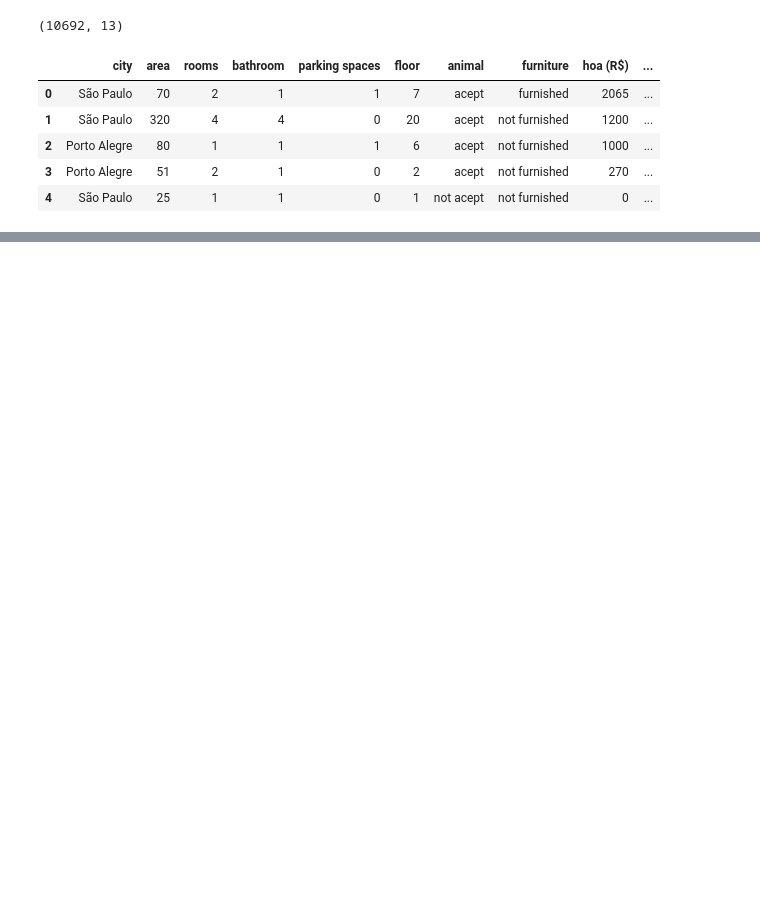
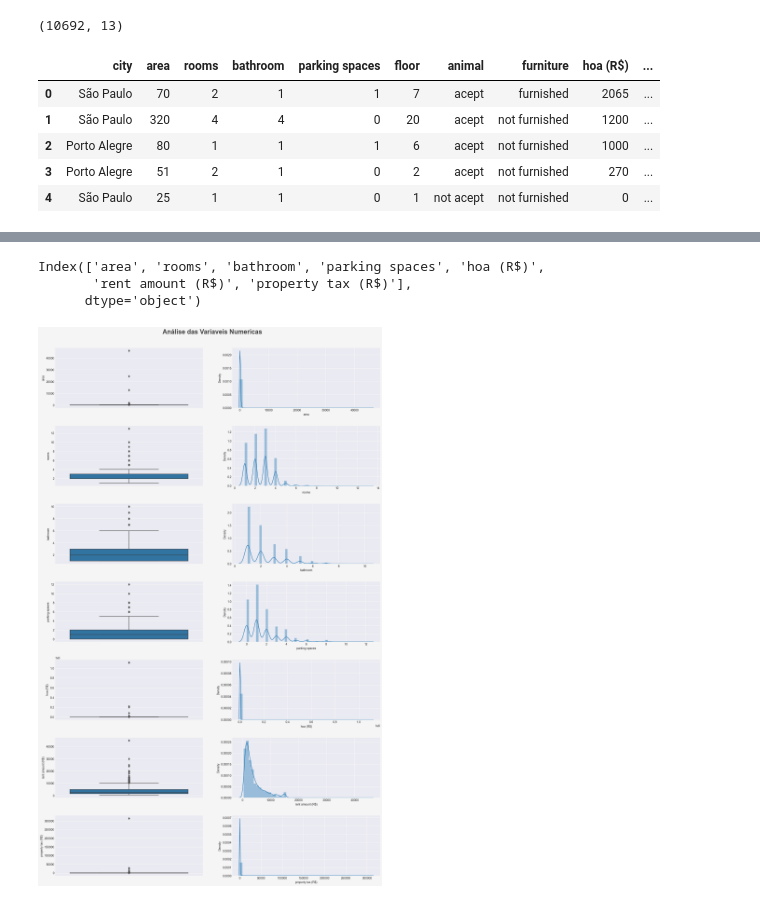
Before and after one commit to denisbrunom/Precificacao_aluguel, a Jupyter notebook: house.ipynb, the cells around one changed output, grey strips where cells are left out. Saved outputs shown, nothing was run; the diff lists cells and outputs as text; code cells hidden in the pictures; blank space fills up the shorter version.

```diff
--- a/house.ipynb
+++ b/house.ipynb
@@ -40,10 +40,7 @@ df.head()
 | 3 | Porto Alegre | 51 | 2 | 1 | 0 | 2 | acept | not furnished | 270 | ... |
 | 4 | São Paulo | 25 | 1 | 1 | 0 | 1 | not acept | not furnished | 0 | ... |
 # %%
-#separando target
-target = df['rent amount (R$)']
-#excluindo colunas
-df.drop(columns=['fire insurance (R$)', 'rent amount (R$)'], inplace=True)
+df.drop(columns=['fire insurance (R$)', 'total (R$)'], inplace=True)
 # %%
 #campos vazios
 df.isnull().sum()
@@ -114,0 +158,10 @@ Index(['area', 'rooms', 'bathroom', 'parking spaces', 'hoa (R$)',
+# %%
+#correção dos dados
+#ajustando o andar
+df.loc[df['floor']=='301']
+#passei o indice 2562 e coluna 5 que é o campo que queria mudar.
+df.iloc[2562,5]=30
+#ajustar o "-"
+df['floor'] = df['floor'].apply(lambda Registro : 0 if Registro == "-" else Registro)
+df['floor'] = pd.to_numeric(df['floor'])
+df.head()
@@ -114,0 +175,43 @@ Index(['area', 'rooms', 'bathroom', 'parking spaces', 'hoa (R$)',
+# %%
+print(Colunas_Numericas)
+# %% [output]
+Index(['area', 'rooms', 'bathroom', 'parking spaces', 'hoa (R$)',
+       'rent amount (R$)', 'property tax (R$)'],
+      dtype='object')
+# %%
+#grid <-graficos
+#tamanho
+Figura, Eixo = plt.subplots( figsize =(20,30) )
+
+#cor fundo
+Cor_Fundo = '#f5f5f5'
+Figura.set_facecolor( Cor_Fundo )
+
+#Peleta de cores
+Paleta_Cores = sns.color_palette('flare',len(Colunas_Numericas)*2)
+#titulos
+plt.suptitle('Análise das Variaveis Numericas',fontsize=22,color='#404040',fontweight=600)
+#estrutura
+Linhas = 7 # Todas as informação numericas
+Colunas = 2 # Boxplot - displot
+Posicao = 1 # Posição inicial do Grid
+
+#criação do for para percorrer o grid
+for Coluna in Colunas_Numericas:
+    #plotando no grid -- Boxplot
+    plt.subplot(Linhas, Colunas, Posicao)
+    #plot boxplot
+    sns.boxplot(data=df, y=Coluna)
+    #mudar a posicao
+    Posicao += 1
+
+    #plotando no grid -- Displot
+    plt.subplot(Linhas, Colunas, Posicao)
+    #plot displot
+    sns.distplot(df[Coluna])
+    #mudar a posicao
+    Posicao +=1
+    #ajuste de Grid
+    plt.subplots_adjust( top=0.95, hspace=0.3 )
+# %% [output]
+[figure, added]
```
Also changed, not shown: parts of 11 cells of this notebook.
